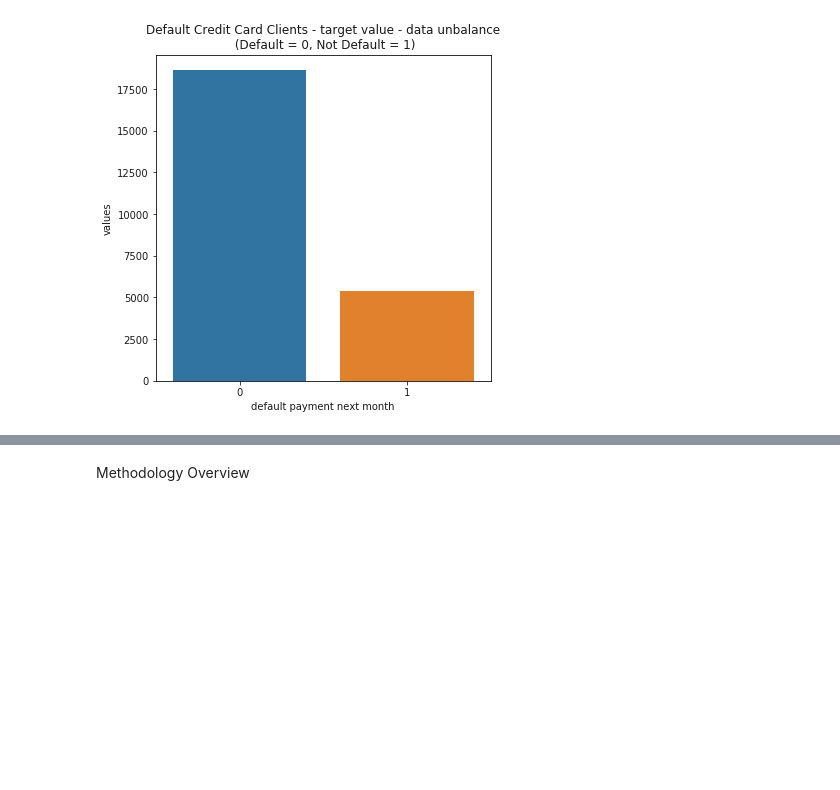
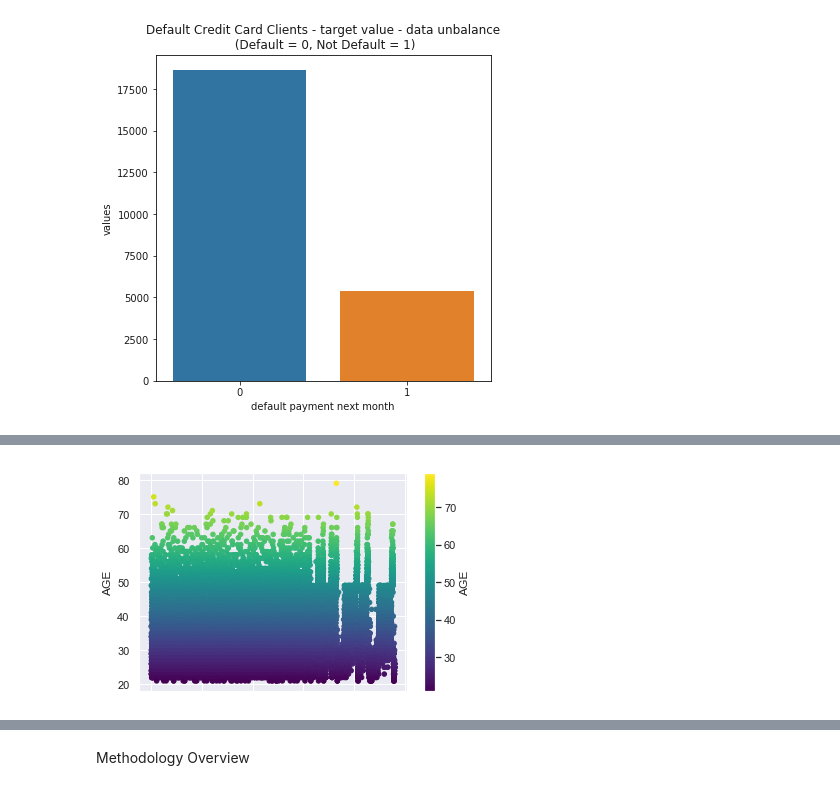
Before and after one commit to AbhinathK/CreditCardML, a Jupyter notebook: CreditCardData.ipynb, the cells around one changed output, grey strips where cells are left out. Saved outputs shown, nothing was run; the diff lists cells and outputs as text; code cells hidden in the pictures; blank space fills up the shorter version.

```diff
--- a/CreditCardData.ipynb
+++ b/CreditCardData.ipynb
@@ -112,0 +145,6 @@ Data Transformation and Exploration
+# %%
+# #Age Scatter
+ax2 = data.plot.scatter(x='ID', y='AGE',c='AGE', cmap='viridis')
+plt.show()
+# %% [output]
+[figure, added]
```
Also changed, not shown: parts of 16 cells of this notebook, 1 other file.
